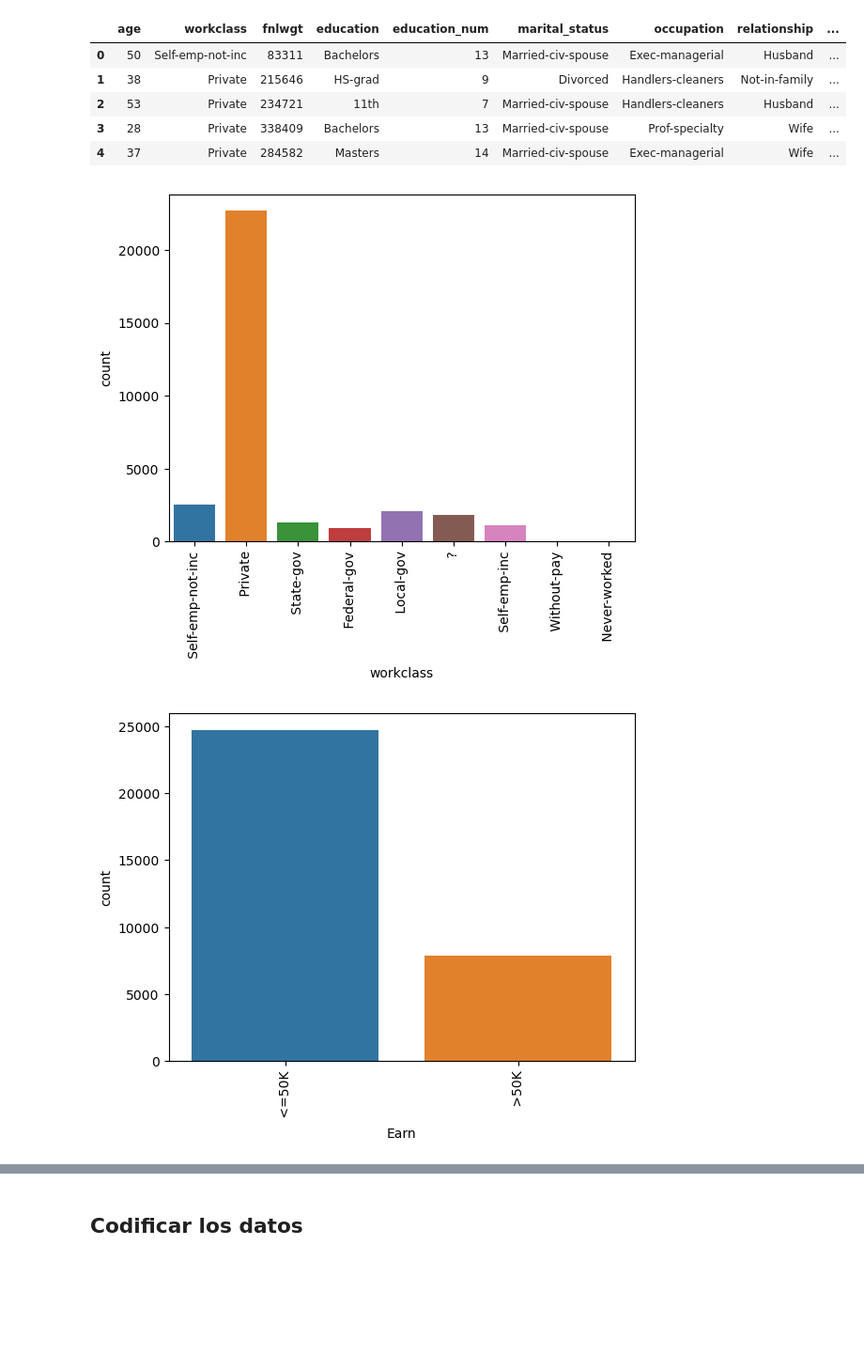
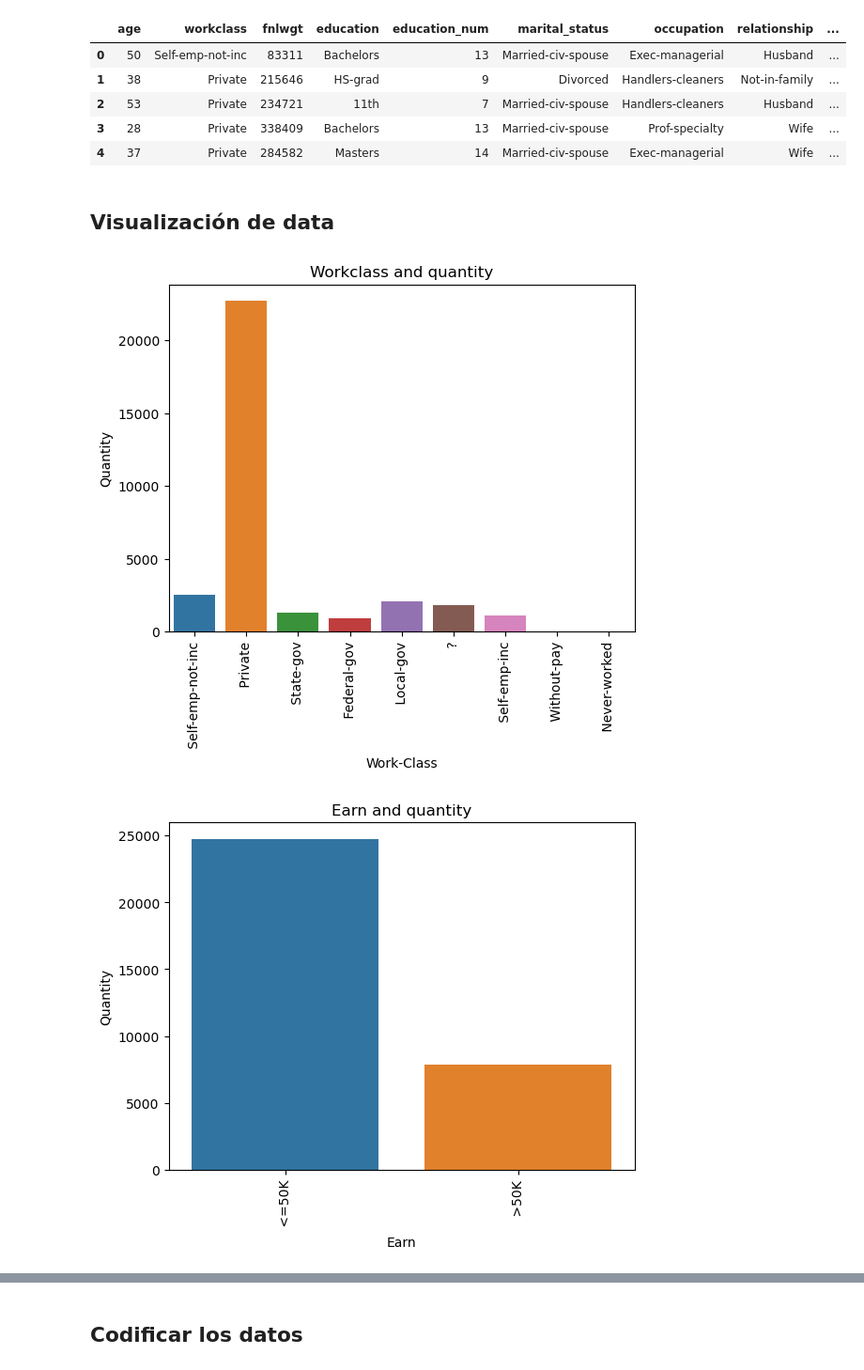
Before and after one commit to dduque81/RandomForest-DecisionTree, a Jupyter notebook: Earn50Kpredictor.ipynb, the cells around one changed output, grey strips where cells are left out. Shown at 94% size. Drawn from its saved outputs; the diff is of its cells as text; code cells hidden in the pictures; blank space fills up the shorter version.

```diff
--- a/Earn50Kpredictor.ipynb
+++ b/Earn50Kpredictor.ipynb
@@ -79,18 +85,26 @@ df_raw.head()
 | 2 | 53 | Private | 234721 | 11th | 7 | Married-civ-spouse | Handlers-cleaners | Husband | ... |
 | 3 | 28 | Private | 338409 | Bachelors | 13 | Married-civ-spouse | Prof-specialty | Wife | ... |
 | 4 | 37 | Private | 284582 | Masters | 14 | Married-civ-spouse | Exec-managerial | Wife | ... |
+# %% [markdown]
+## Visualización de data
 # %%
 sns.countplot(data=df_raw, x='workclass')
 plt.xticks(rotation=90)
+plt.xlabel('Work-Class')
+plt.ylabel('Quantity')
+plt.title('Workclass and quantity')
 plt.show()
 # %% [output]
-[figure, old version]
+[figure, new version]
 # %%
 sns.countplot(data=df_raw, x='Earn')
 plt.xticks(rotation=90)
+plt.xlabel('Earn')
+plt.ylabel('Quantity')
+plt.title('Earn and quantity')
 plt.show()
 # %% [output]
-[figure, old version]
+[figure, new version]
 # %%
 sns.countplot(data=df_raw, x='education')
 plt.xticks(rotation=90)
```
Also changed, not shown: parts of 12 cells of this notebook, 1 other file.
